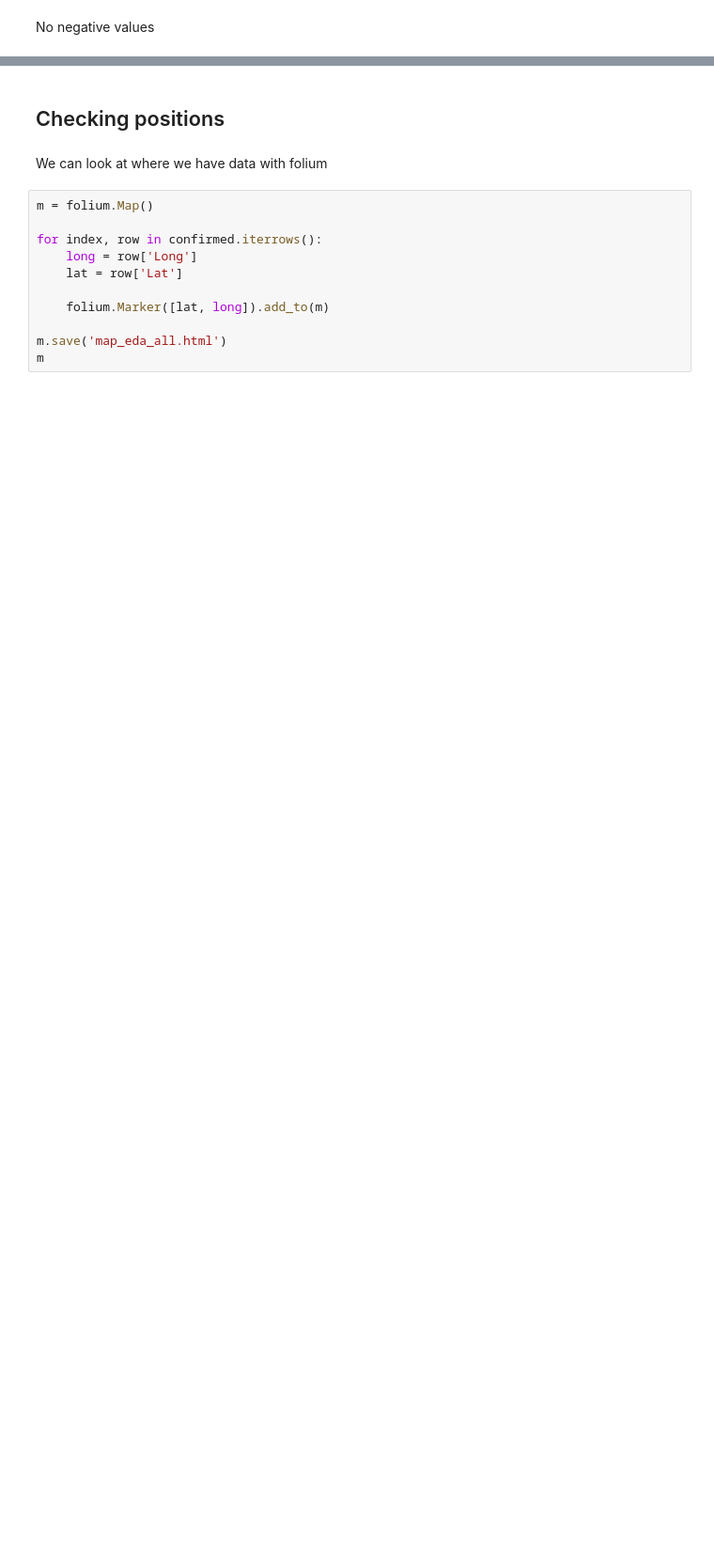
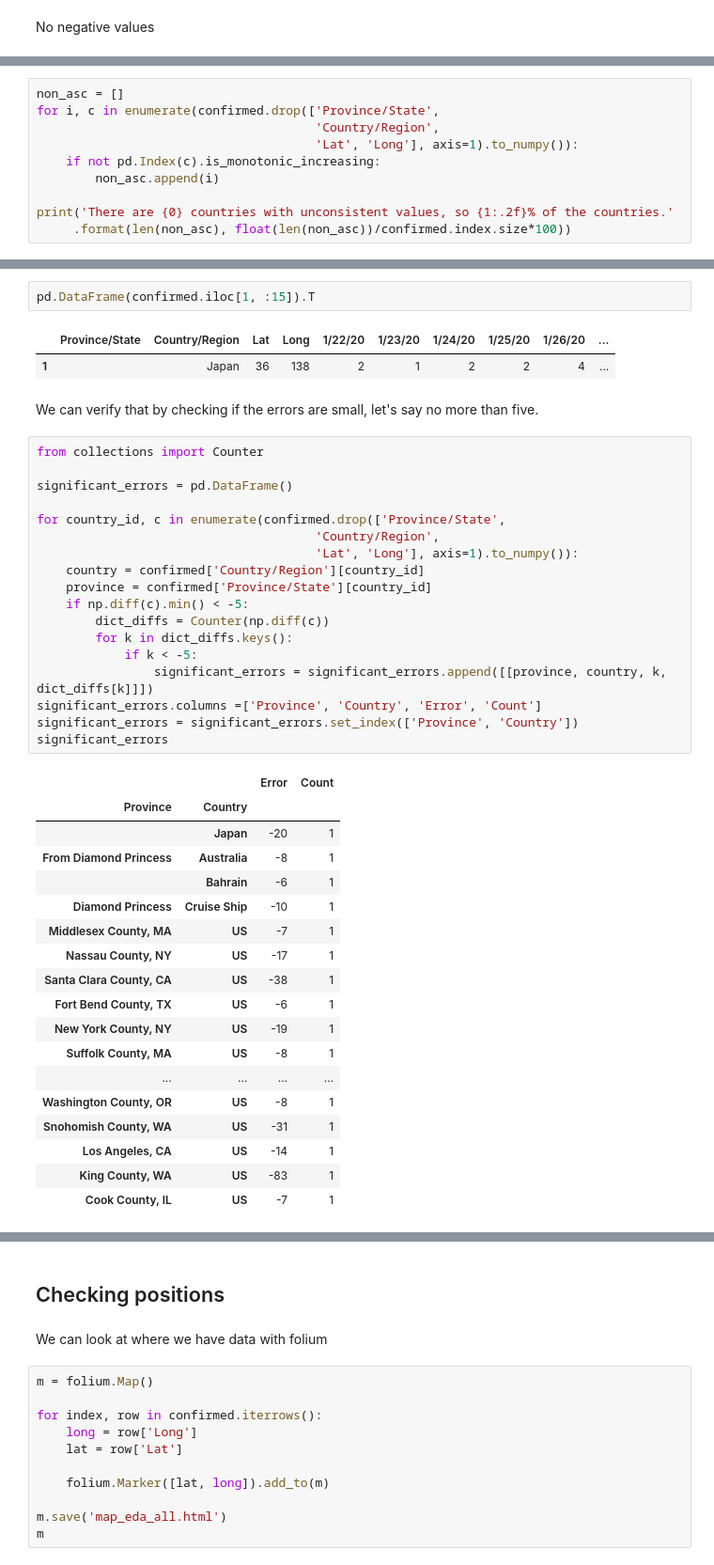
Before and after one commit to com-480-data-visualization/com-480-project-corona-cocos, a Jupyter notebook: EDA.ipynb, the cells around one changed output, grey strips where cells are left out. Shown: that part at 94% size. Drawn from its saved outputs; the diff is of its cells as text; blank space fills up the shorter version.

```diff
--- a/EDA.ipynb
+++ b/EDA.ipynb
@@ -127,0 +131,10 @@ No ridiculous numbers and it's the cumulative number of recovered case, so it th
+# %%
+non_asc = []
+for i, c in enumerate(confirmed.drop(['Province/State',
+                                      'Country/Region',
+                                      'Lat', 'Long'], axis=1).to_numpy()):
+    if not pd.Index(c).is_monotonic_increasing:
+        non_asc.append(i)
+
+print('There are {0} countries with unconsistent values, so {1:.2f}% of the countries.'
+     .format(len(non_asc), float(len(non_asc))/confirmed.index.size*100))
@@ -127,0 +145,44 @@ No ridiculous numbers and it's the cumulative number of recovered case, so it th
+# %%
+pd.DataFrame(confirmed.iloc[1, :15]).T
+# %% [output]
+|  | Province/State | Country/Region | Lat | Long | 1/22/20 | 1/23/20 | 1/24/20 | 1/25/20 | 1/26/20 | ... |
+| 1 |  | Japan | 36 | 138 | 2 | 1 | 2 | 2 | 4 | ... |
+# %% [markdown]
+We can verify that by checking if the errors are small, let's say no more than five.
+# %%
+from collections import Counter
+
+significant_errors = pd.DataFrame()
+
+for country_id, c in enumerate(confirmed.drop(['Province/State',
+                                      'Country/Region',
+                                      'Lat', 'Long'], axis=1).to_numpy()):
+    country = confirmed['Country/Region'][country_id]
+    province = confirmed['Province/State'][country_id]
+    if np.diff(c).min() < -5:
+        dict_diffs = Counter(np.diff(c))
+        for k in dict_diffs.keys():
+            if k < -5:
+                significant_errors = significant_errors.append([[province, country, k, dict_diffs[k]]])
+significant_errors.columns =['Province', 'Country', 'Error', 'Count']
+significant_errors = significant_errors.set_index(['Province', 'Country'])
+significant_errors
+# %% [output]
+|  |  | Error | Count |
+| Province | Country |  |  |
+|  | Japan | -20 | 1 |
+| From Diamond Princess | Australia | -8 | 1 |
+|  | Bahrain | -6 | 1 |
+| Diamond Princess | Cruise Ship | -10 | 1 |
+| Middlesex County, MA | US | -7 | 1 |
+| Nassau County, NY | US | -17 | 1 |
+| Santa Clara County, CA | US | -38 | 1 |
+| Fort Bend County, TX | US | -6 | 1 |
+| New York County, NY | US | -19 | 1 |
+| Suffolk County, MA | US | -8 | 1 |
+| ... | ... | ... | ... |
+| Washington County, OR | US | -8 | 1 |
+| Snohomish County, WA | US | -31 | 1 |
+| Los Angeles, CA | US | -14 | 1 |
+| King County, WA | US | -83 | 1 |
+| Cook County, IL | US | -7 | 1 |
```
Also changed, not shown: parts of 13 cells of this notebook, 1 other file.
